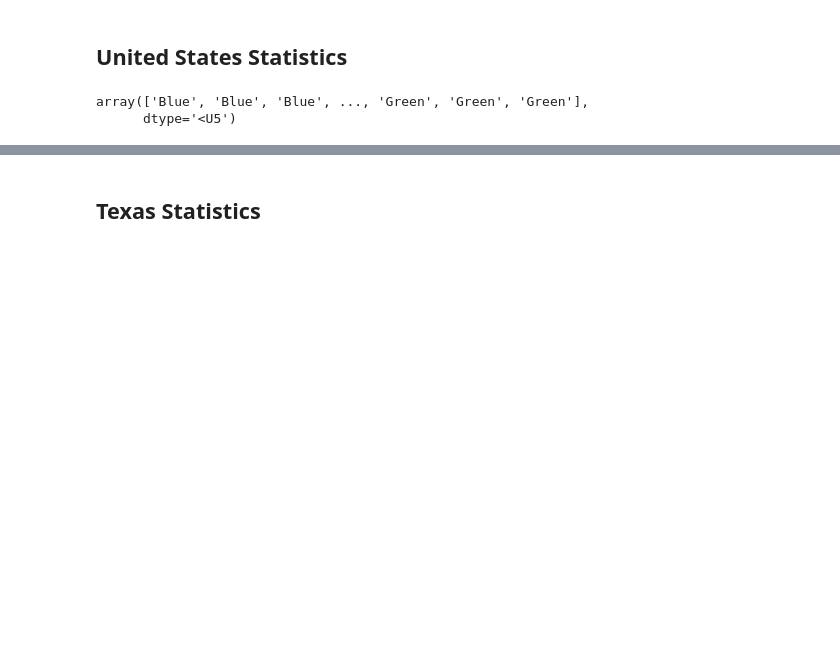
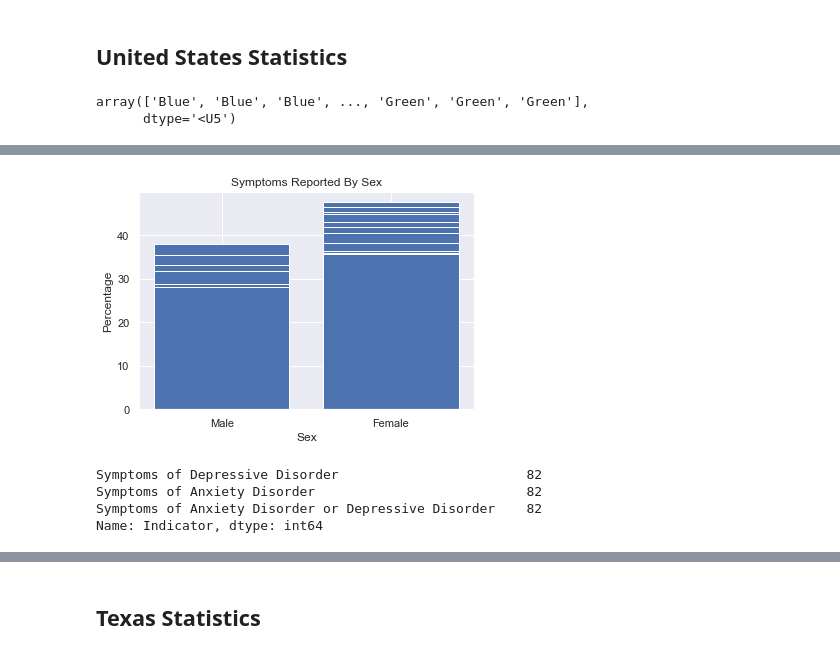
Before and after one commit to lmm2020/EDA-Projects, a Jupyter notebook: EDA_anxiety.ipynb, the cells around one changed output, grey strips where cells are left out. Drawn from its saved outputs; the diff is of its cells as text; code cells hidden in the pictures; blank space fills up the shorter version.

```diff
--- a/EDA_anxiety.ipynb
+++ b/EDA_anxiety.ipynb
@@ -496,0 +550,4 @@ array(['Blue', 'Blue', 'Blue', ..., 'Green', 'Green', 'Green'],
+# %%
+us_by_sex = us_only[us_only['Group'] == 'By Sex']
+
+us_by_sex
@@ -496,0 +568,26 @@ array(['Blue', 'Blue', 'Blue', ..., 'Green', 'Green', 'Green'],
+# %%
+#prepare the data to plot
+sex = us_by_sex['Subgroup']
+percent = us_by_sex['Value']
+
+#create bar chart
+plt.bar(sex, percent)
+
+#adjust labels
+plt.title('Symptoms Reported By Sex')
+plt.xlabel('Sex')
+plt.xticks(rotation= 0)
+plt.ylabel('Percentage')
+plt.show()
+# %% [output]
+[figure, added]
+# %%
+#I want the bar graph to also show each symptom
+
+
+us_by_sex['Indicator'].value_counts()
+# %% [output]
+Symptoms of Depressive Disorder                        82
+Symptoms of Anxiety Disorder                           82
+Symptoms of Anxiety Disorder or Depressive Disorder    82
+Name: Indicator, dtype: int64
```
Also changed, not shown: parts of 35 cells of this notebook.
